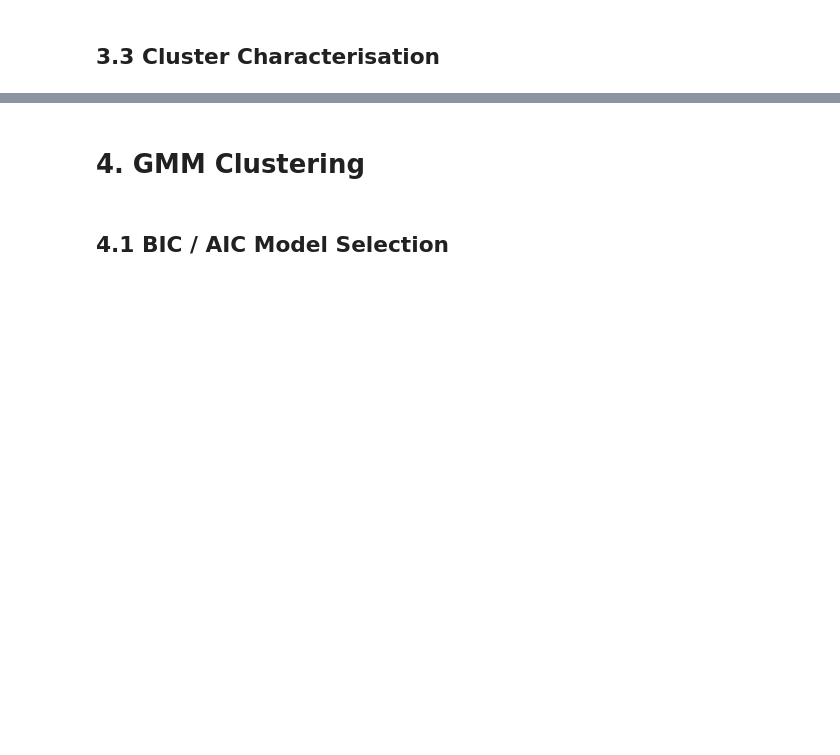
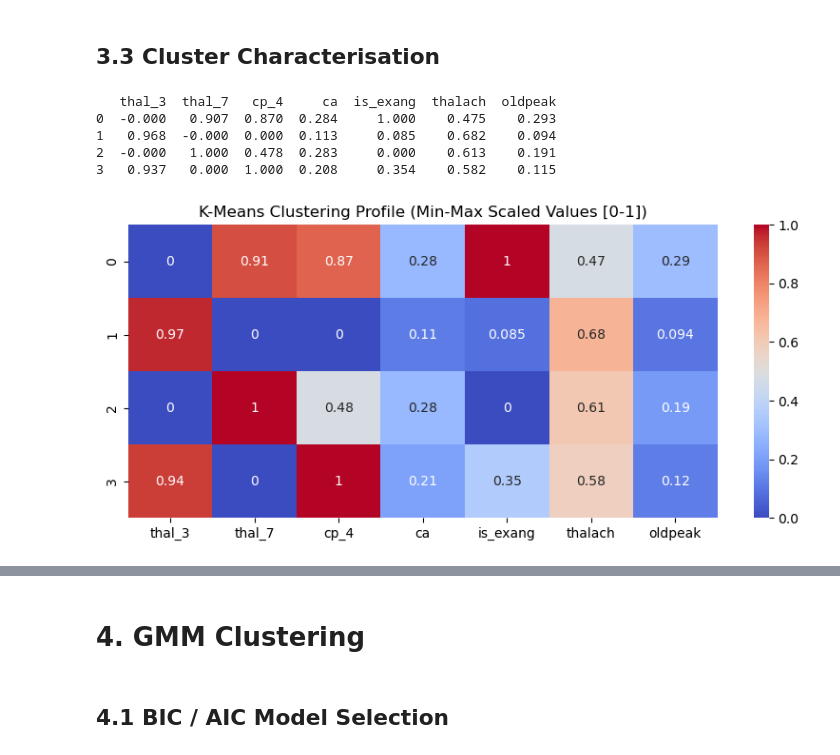
Before and after one commit to Joaomuianga/ML-team-collaboration, a Jupyter notebook: notebooks/Team11_UnsupervisedLearning_Notebook.ipynb, the cells around one changed output, grey strips where cells are left out. Cells and saved outputs as stored; diff of their text form; code cells hidden in the pictures; blank space fills up the shorter version.

```diff
--- a/notebooks/Team11_UnsupervisedLearning_Notebook.ipynb
+++ b/notebooks/Team11_UnsupervisedLearning_Notebook.ipynb
@@ -613,2 +692,20 @@ k-Best 7 selected features are in the top 9 PCA features.
 # %% [markdown]
 ## 3.3 Cluster Characterisation
+# %%
+centres = pd.DataFrame(
+    km_final.cluster_centers_,
+    columns=X_clustering.columns
+)
+print(centres.round(3))
+
+plt.figure(figsize=(10, 4))
+sns.heatmap(centres.round(3).abs(), annot=True, cmap='coolwarm', center = 0.5)
+plt.title('K-Means Clustering Profile (Min-Max Scaled Values [0-1])')
+plt.show()
+# %% [output]
+   thal_3  thal_7   cp_4     ca  is_exang  thalach  oldpeak
+0  -0.000   0.907  0.870  0.284     1.000    0.475    0.293
+1   0.968  -0.000  0.000  0.113     0.085    0.682    0.094
+2  -0.000   1.000  0.478  0.283     0.000    0.613    0.191
+3   0.937   0.000  1.000  0.208     0.354    0.582    0.115
+[figure, added]
```
Also changed, not shown: parts of 12 cells of this notebook.
